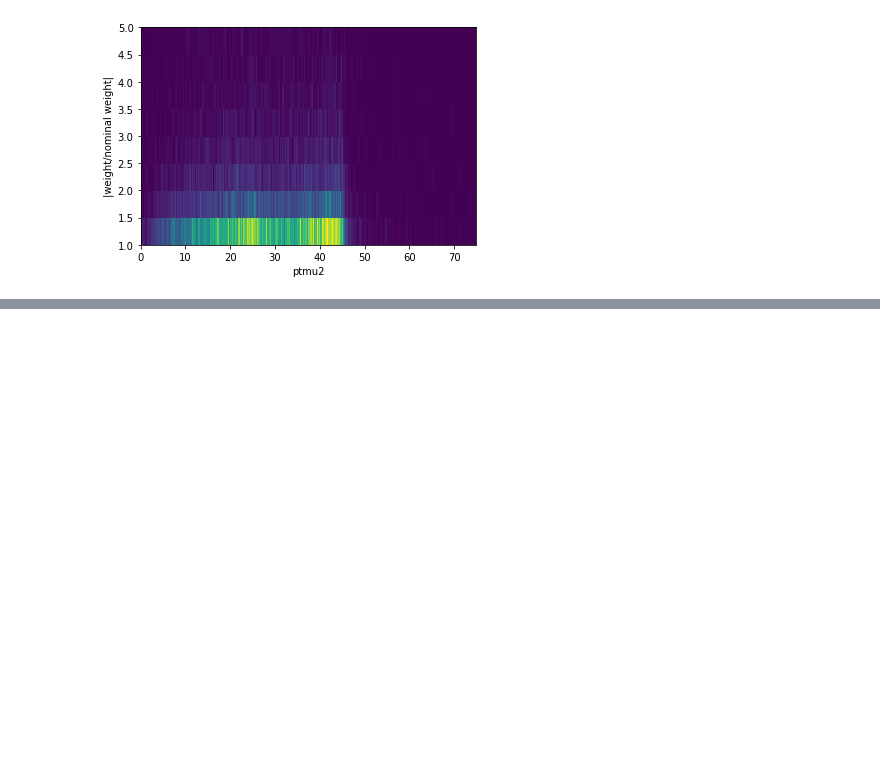
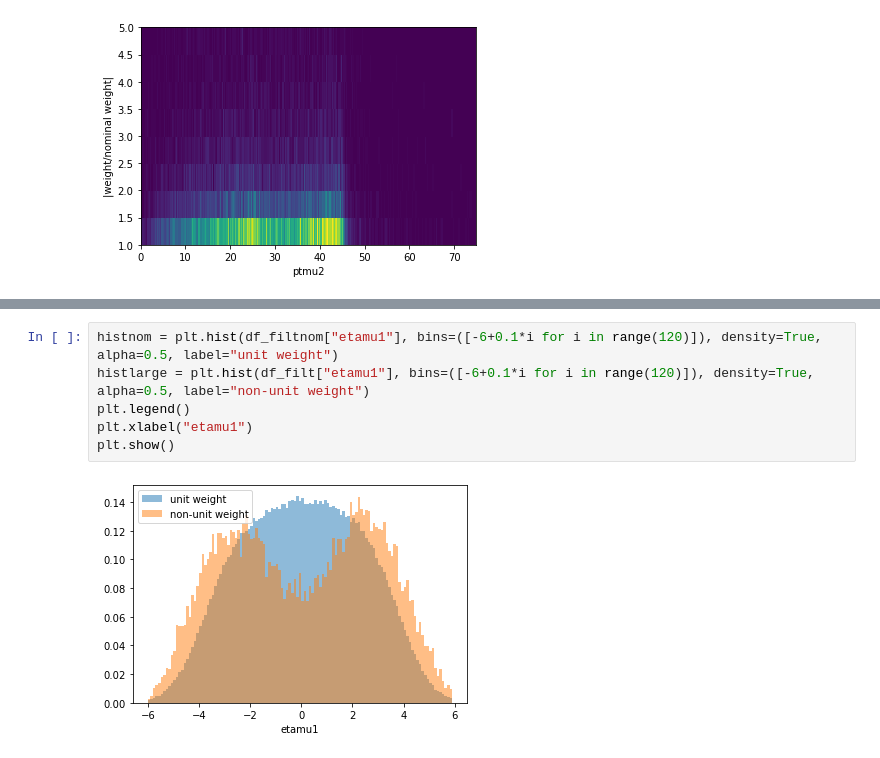
Before and after one commit to kdlong/MiNNLOValidation, a Jupyter notebook: genWeightStudy.ipynb, the cells around one changed output, grey strips where cells are left out. Drawn from its saved outputs; the diff is of its cells as text; blank space fills up the shorter version.

```diff
--- a/genWeightStudy.ipynb
+++ b/genWeightStudy.ipynb
@@ -110,0 +128,8 @@ plt.show()
+# %%
+histnom = plt.hist(df_filtnom["etamu1"], bins=([-6+0.1*i for i in range(120)]), density=True, alpha=0.5, label="unit weight")
+histlarge = plt.hist(df_filt["etamu1"], bins=([-6+0.1*i for i in range(120)]), density=True, alpha=0.5, label="non-unit weight")
+plt.legend()
+plt.xlabel("etamu1")
+plt.show()
+# %% [output]
+[figure, added]
```
Also changed, not shown: parts of 4 cells of this notebook.
